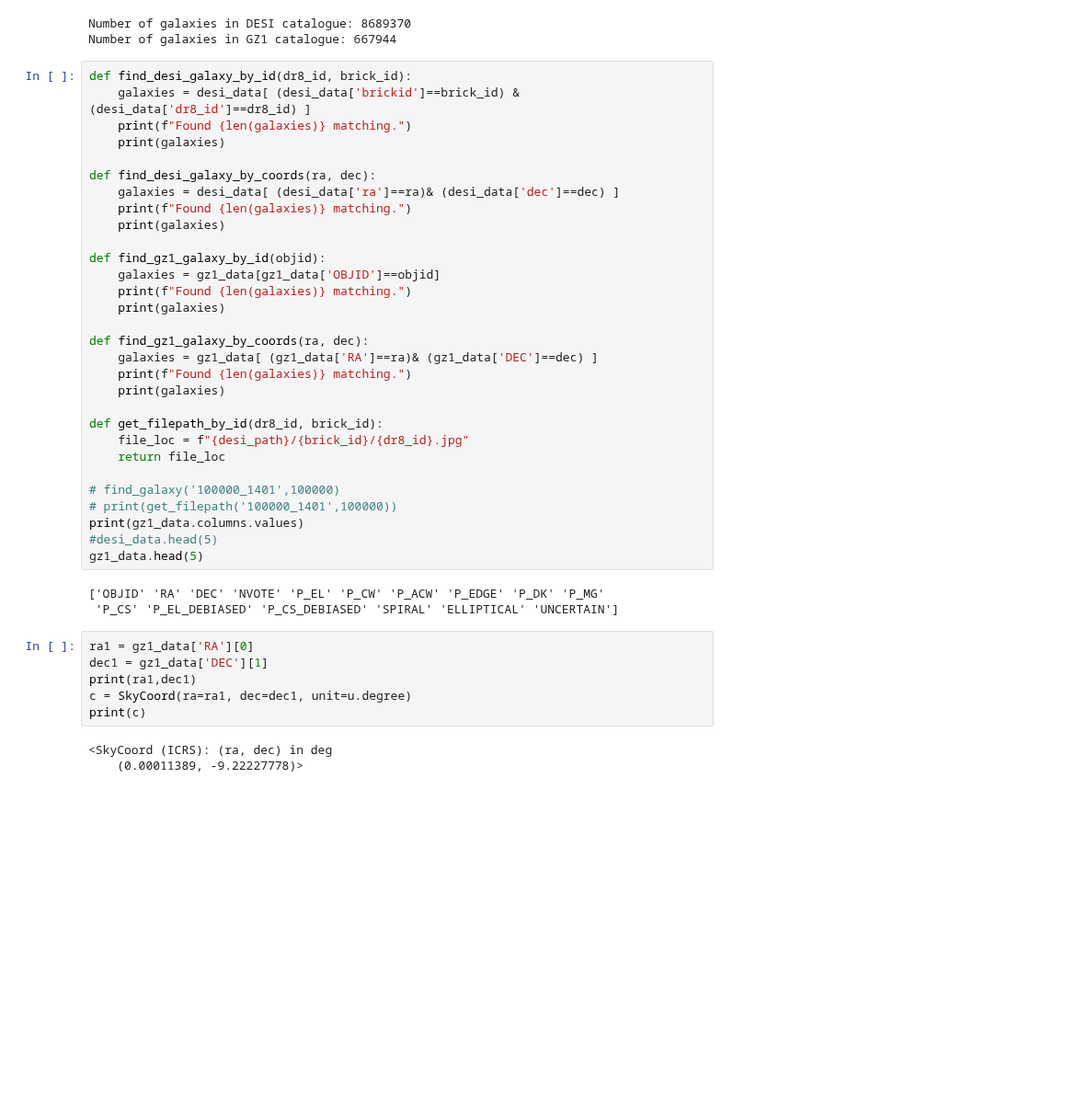
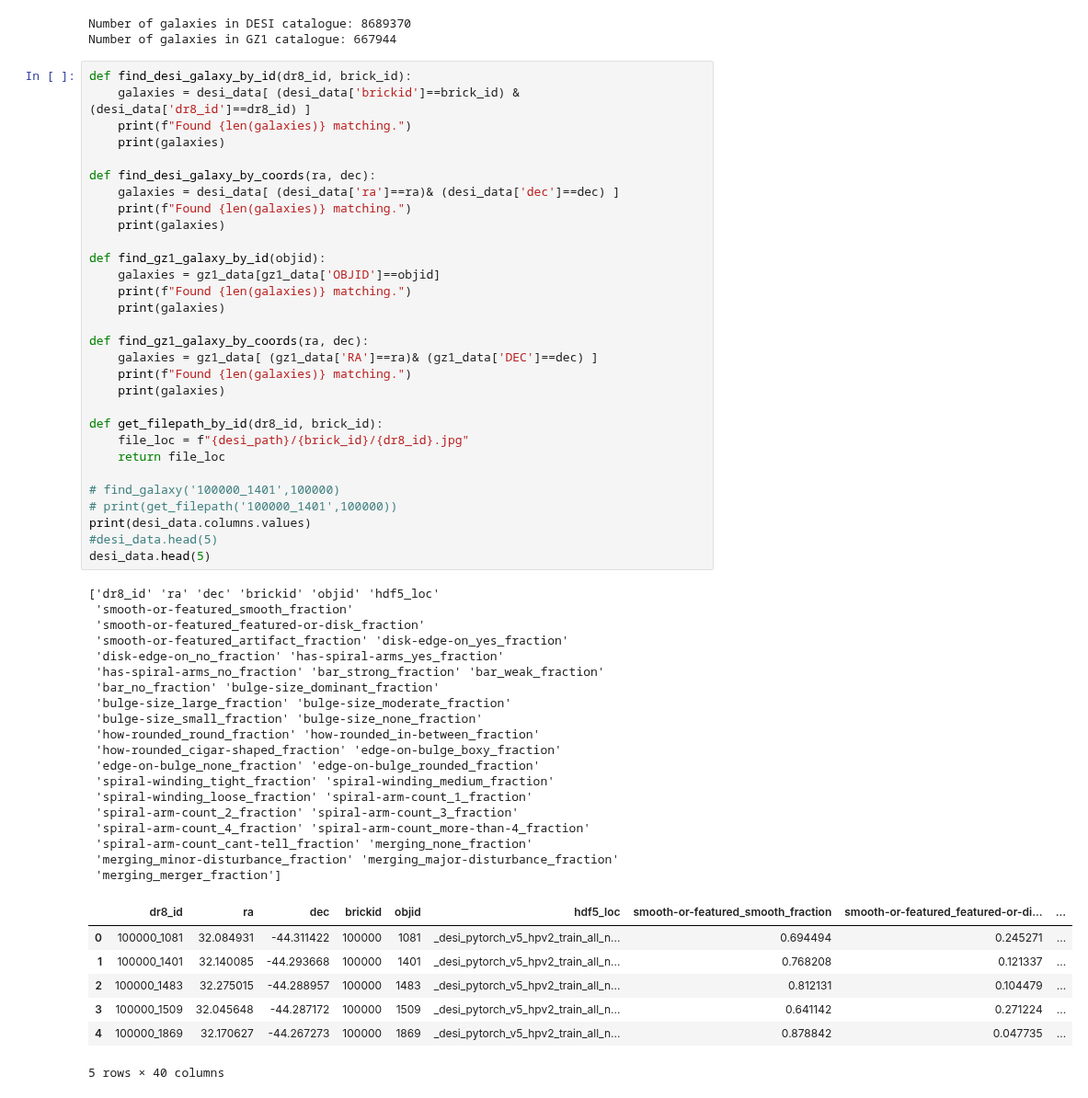
Before and after one commit to neil-power/mphys-galaxy, a Jupyter notebook: Code/dataset_manipulation.ipynb, the cells around one changed output. Shown at 92% size. Cells and saved outputs as stored; diff of their text form; blank space fills up the shorter version.

```diff
--- a/Code/dataset_manipulation.ipynb
+++ b/Code/dataset_manipulation.ipynb
@@ -21,42 +21,57 @@ Number of galaxies in GZ1 catalogue: 667944
 # %%
 def find_desi_galaxy_by_id(dr8_id, brick_id):
     galaxies = desi_data[ (desi_data['brickid']==brick_id) & (desi_data['dr8_id']==dr8_id) ]
     print(f"Found {len(galaxies)} matching.")
     print(galaxies)
 
 def find_desi_galaxy_by_coords(ra, dec):
     galaxies = desi_data[ (desi_data['ra']==ra)& (desi_data['dec']==dec) ]
     print(f"Found {len(galaxies)} matching.")
     print(galaxies)
 
 def find_gz1_galaxy_by_id(objid):
     galaxies = gz1_data[gz1_data['OBJID']==objid]
     print(f"Found {len(galaxies)} matching.")
     print(galaxies)
 
 def find_gz1_galaxy_by_coords(ra, dec):
     galaxies = gz1_data[ (gz1_data['RA']==ra)& (gz1_data['DEC']==dec) ]
     print(f"Found {len(galaxies)} matching.")
     print(galaxies)
 
 def get_filepath_by_id(dr8_id, brick_id):
     file_loc = f"{desi_path}/{brick_id}/{dr8_id}.jpg"
     return file_loc
 
 # find_galaxy('100000_1401',100000)
 # print(get_filepath('100000_1401',100000))
-print(gz1_data.columns.values)
+print(desi_data.columns.values)
 #desi_data.head(5)
-gz1_data.head(5)
+desi_data.head(5)
 # %% [output]
-['OBJID' 'RA' 'DEC' 'NVOTE' 'P_EL' 'P_CW' 'P_ACW' 'P_EDGE' 'P_DK' 'P_MG'
- 'P_CS' 'P_EL_DEBIASED' 'P_CS_DEBIASED' 'SPIRAL' 'ELLIPTICAL' 'UNCERTAIN']
+['dr8_id' 'ra' 'dec' 'brickid' 'objid' 'hdf5_loc'
+ 'smooth-or-featured_smooth_fraction'
+ 'smooth-or-featured_featured-or-disk_fraction'
+ 'smooth-or-featured_artifact_fraction' 'disk-edge-on_yes_fraction'
+ 'disk-edge-on_no_fraction' 'has-spiral-arms_yes_fraction'
+ 'has-spiral-arms_no_fraction' 'bar_strong_fraction' 'bar_weak_fraction'
+ 'bar_no_fraction' 'bulge-size_dominant_fraction'
+ 'bulge-size_large_fraction' 'bulge-size_moderate_fraction'
+ 'bulge-size_small_fraction' 'bulge-size_none_fraction'
+ 'how-rounded_round_fraction' 'how-rounded_in-between_fraction'
+ 'how-rounded_cigar-shaped_fraction' 'edge-on-bulge_boxy_fraction'
+ 'edge-on-bulge_none_fraction' 'edge-on-bulge_rounded_fraction'
+ 'spiral-winding_tight_fraction' 'spiral-winding_medium_fraction'
+ 'spiral-winding_loose_fraction' 'spiral-arm-count_1_fraction'
+ 'spiral-arm-count_2_fraction' 'spiral-arm-count_3_fraction'
+ 'spiral-arm-count_4_fraction' 'spiral-arm-count_more-than-4_fraction'
+ 'spiral-arm-count_cant-tell_fraction' 'merging_none_fraction'
+ 'merging_minor-disturbance_fraction' 'merging_major-disturbance_fraction'
+ 'merging_merger_fraction']
+|  | dr8_id | ra | dec | brickid | objid | hdf5_loc | smooth-or-featured_smooth_fraction | smooth-or-featured_featured-or-di... | ... |
+| 0 | 100000_1081 | 32.084931 | -44.311422 | 100000 | 1081 | _desi_pytorch_v5_hpv2_train_all_n... | 0.694494 | 0.245271 | ... |
+| 1 | 100000_1401 | 32.140085 | -44.293668 | 100000 | 1401 | _desi_pytorch_v5_hpv2_train_all_n... | 0.768208 | 0.121337 | ... |
+| 2 | 100000_1483 | 32.275015 | -44.288957 | 100000 | 1483 | _desi_pytorch_v5_hpv2_train_all_n... | 0.812131 | 0.104479 | ... |
+| 3 | 100000_1509 | 32.045648 | -44.287172 | 100000 | 1509 | _desi_pytorch_v5_hpv2_train_all_n... | 0.641142 | 0.271224 | ... |
+| 4 | 100000_1869 | 32.170627 | -44.267273 | 100000 | 1869 | _desi_pytorch_v5_hpv2_train_all_n... | 0.878842 | 0.047735 | ... |
+5 rows × 40 columns
-# %%
-ra1 = gz1_data['RA'][0]
-dec1 = gz1_data['DEC'][1]
-print(ra1,dec1)
-c = SkyCoord(ra=ra1, dec=dec1, unit=u.degree)
-print(c)
-# %% [output]
-<SkyCoord (ICRS): (ra, dec) in deg
-    (0.00011389, -9.22227778)>
```
Also changed, not shown: parts of 5 cells of this notebook.
